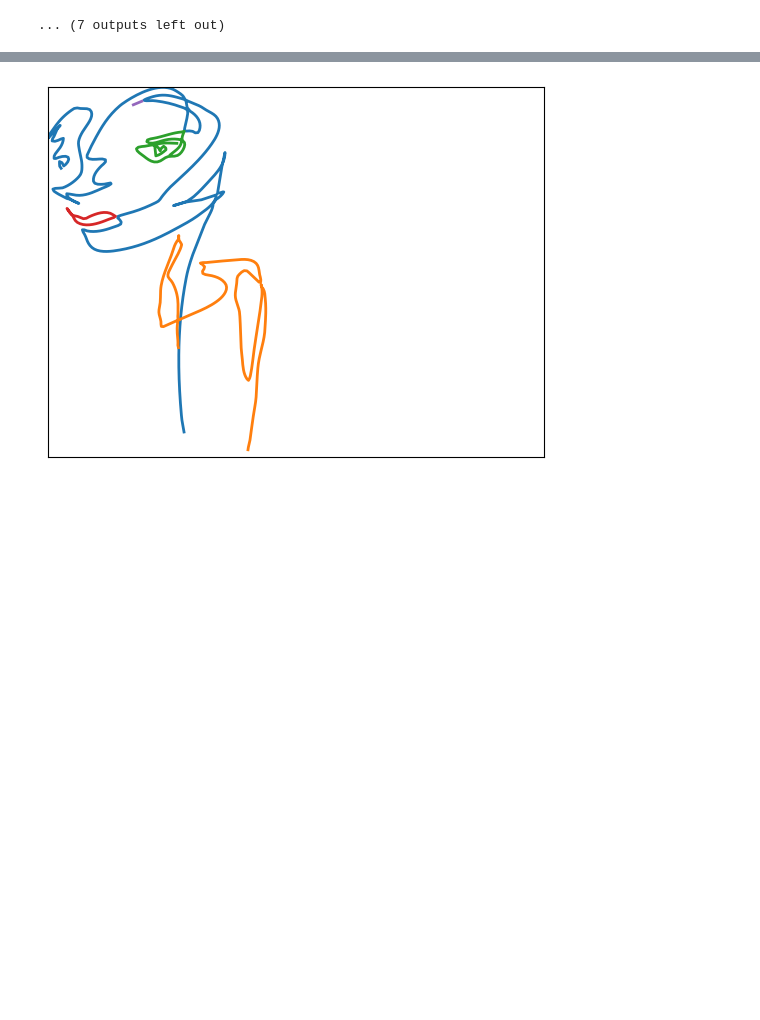
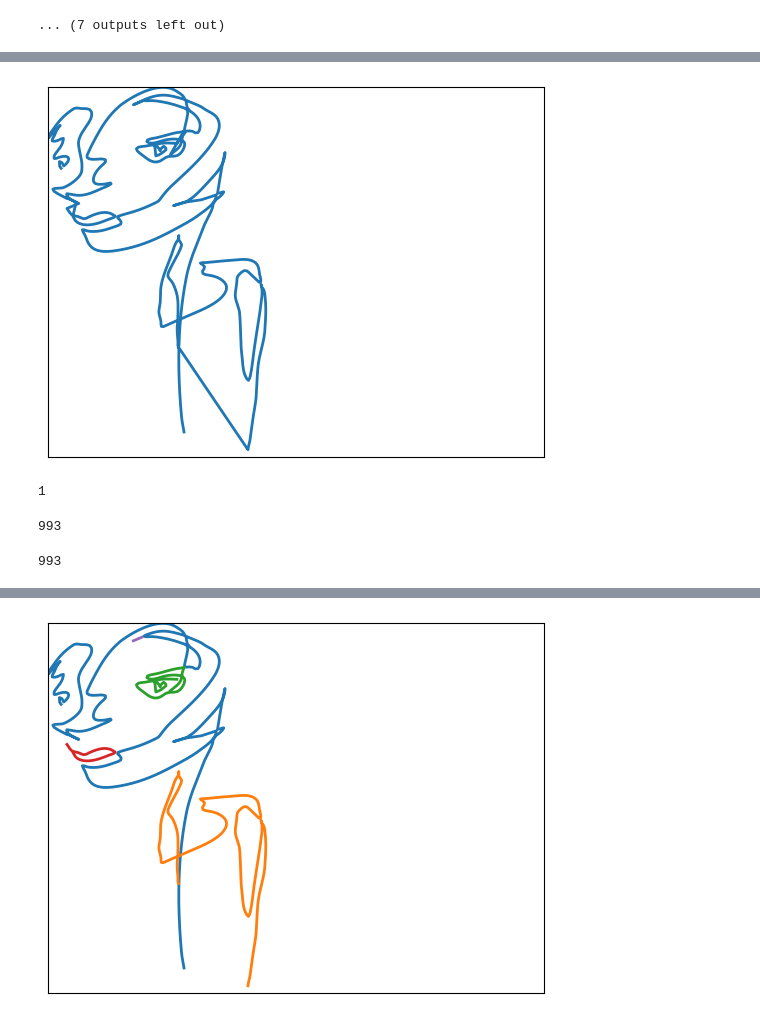
Before and after one commit to andrewlook/singleline_dataset, a Jupyter notebook: nbs/05a_path_joining.ipynb, the cells around one changed output, grey strips where cells are left out. Saved outputs shown, nothing was run; the diff lists cells and outputs as text; code cells hidden in the pictures; blank space fills up the shorter version.

Commit message:
wip: path splicing

```diff
--- a/nbs/05a_path_joining.ipynb
+++ b/nbs/05a_path_joining.ipynb
@@ -307,0 +338,34 @@ plot_strokes(r0)
+# %%
+#| export
+def splice_2_strokes(lhs, rhs, k):
+    return np.concatenate([rhs[:k], lhs, rhs[k:]], axis=0)
+
+def join_splice(strokes, l_idx, r_idx, k):
+    lhs, rhs, remaining = select_2_strokes(strokes, l_idx, r_idx)
+    joined = splice_2_strokes(lhs, rhs, k)
+    return [joined] + remaining
+
+#| export
+def splice_until(strokes, dist_threshold=10.0):
+    curr_strokes = copy.copy(strokes)
+    all_iterations = [curr_strokes]
+    for i in range(len(curr_strokes)):
+        min_dist, min_l_idx, min_r_idx, k = closest_splice_pair(curr_strokes)
+
+        curr_strokes = join_splice(curr_strokes, min_l_idx, min_r_idx, k)
+
+        print(f"Minimum distance: {min_dist}")
+        print(f"From {min_l_idx} ({len(strokes[min_l_idx])} points)")
+        print(f"To {min_r_idx} ({len(strokes[min_l_idx])} points)")
+        print(f"At index k={k}")
+
+        if min_dist > dist_threshold:
+            print("exceeded dist threshold")
+            break
+        all_iterations.append(curr_strokes)
+    print(
+        f"finished merging - len(curr_strokes) = {len(curr_strokes)}, min_dist = {min_dist}"
+    )
+    return curr_strokes, all_iterations
+# %%
+r1, r1_iter = splice_until(r0, 30.0)
@@ -307,0 +395,17 @@ plot_strokes(r0)
+# %%
+plot_strokes(r1)
+# %% [output]
+[figure, added]
+# %%
+len(r1)
+# %% [output]
+1
+# %%
+len(r1[0])
+# %% [output]
+993
+# %%
+create_animation(r1, fname='../assets/path_splice.mp4')
+show_video('../assets/path_splice.mp4')
+# %% [output]
+993
```
Also changed, not shown: parts of 10 cells of this notebook, 5 other files.
